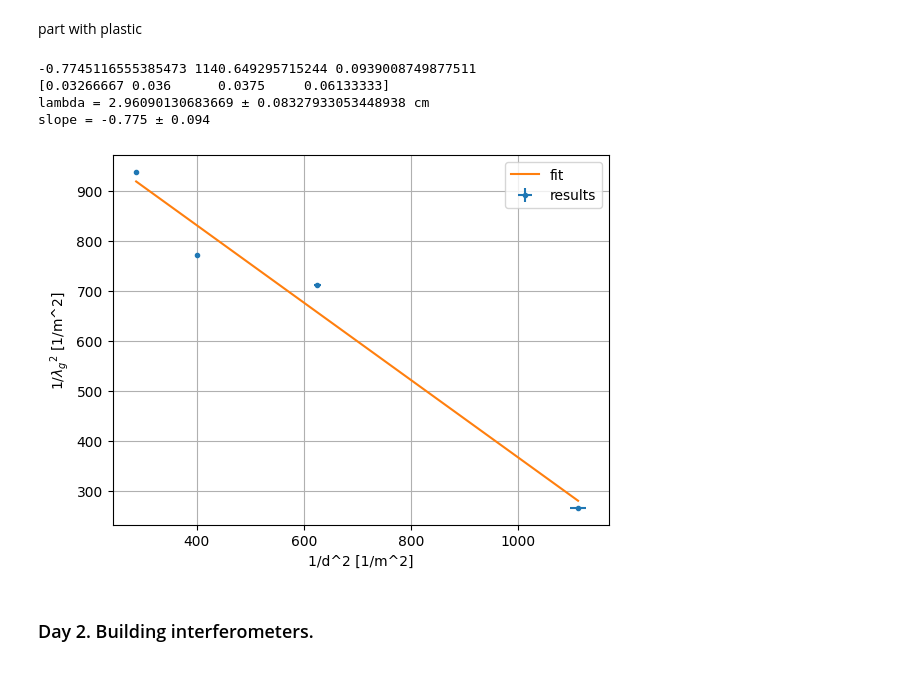
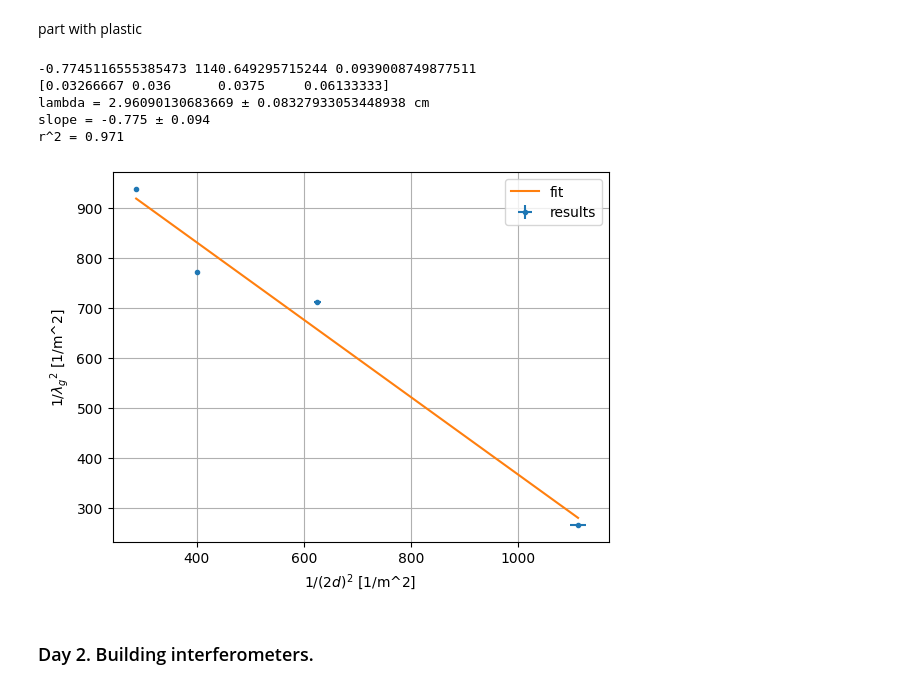
Before and after one commit to katzuv/studies, a Jupyter notebook: 2026W/Lab/06 Micro/Micro_a.ipynb, the cells around one changed output. Saved outputs shown, nothing was run; the diff lists cells and outputs as text; code cells hidden in the pictures.

```diff
--- a/2026W/Lab/06 Micro/Micro_a.ipynb
+++ b/2026W/Lab/06 Micro/Micro_a.ipynb
@@ -183,35 +183,38 @@ y_values = 1 / (data ** 2)
 xerr_values = np.abs(-1 / (2 * d ** 3)) * d_err
 
 regress = linregress(x_values,y_values)
 slope = regress.slope
 intercept = regress.intercept
 stderr = regress.stderr
 intercept_stderr = regress.intercept_stderr
+r_value = regress.rvalue
 
 plt.style.use('default')
 
 
 print(slope, intercept, stderr)
 
 print(data)
 plt.figure()
 plt.errorbar(x_values, y_values, xerr=xerr_values, yerr=stderr, fmt='.', label = "results")
 plt.plot(x_values, slope * x_values + intercept, label="fit")
-plt.xlabel('1/d^2 [1/m^2]')
+plt.xlabel(r"1/$(2d)^2$ [1/m^2]")
 plt.ylabel(r"1/${\lambda_g}^2$ [1/m^2]")
 plt.grid()
 plt.legend()
 plt.savefig("lambda_g_to_d.svg")
 lam = 1/np.sqrt(intercept)
 lam_err = 0.5*intercept**(-1.5)*intercept_stderr
 print("lambda =", lam*1e2, "±", lam_err*1e2, "cm")
 print(f"slope = {slope:.3f} ± {stderr:.3f}")
+print(f"r^2 = {r_value**2:.3f}")
 # %% [output]
 -0.7745116555385473 1140.649295715244 0.0939008749877511
 [0.03266667 0.036      0.0375     0.06133333]
 lambda = 2.96090130683669 ± 0.08327933053448938 cm
 slope = -0.775 ± 0.094
+r^2 = 0.971
-[figure, old version]
+[figure, new version]
 # %% [markdown]
 ### Day 2. Building interferometers.
 # %%
```
Also changed, not shown: 5 other files.
